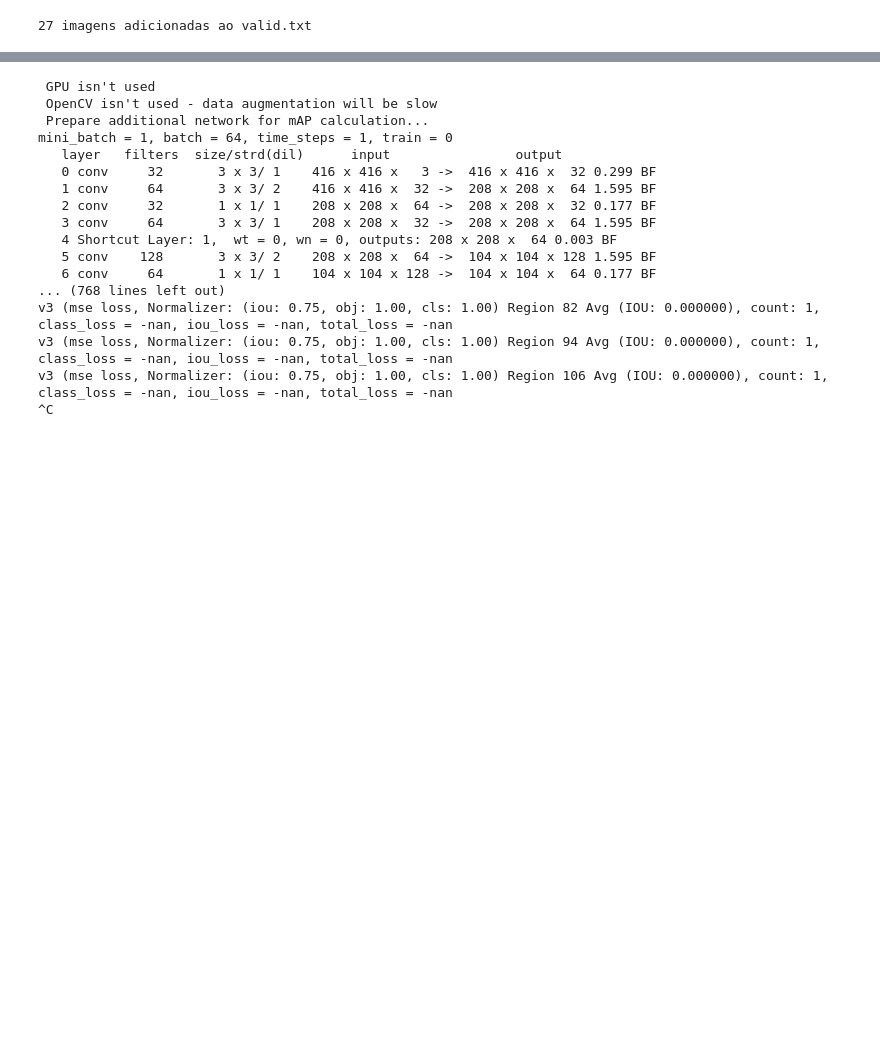
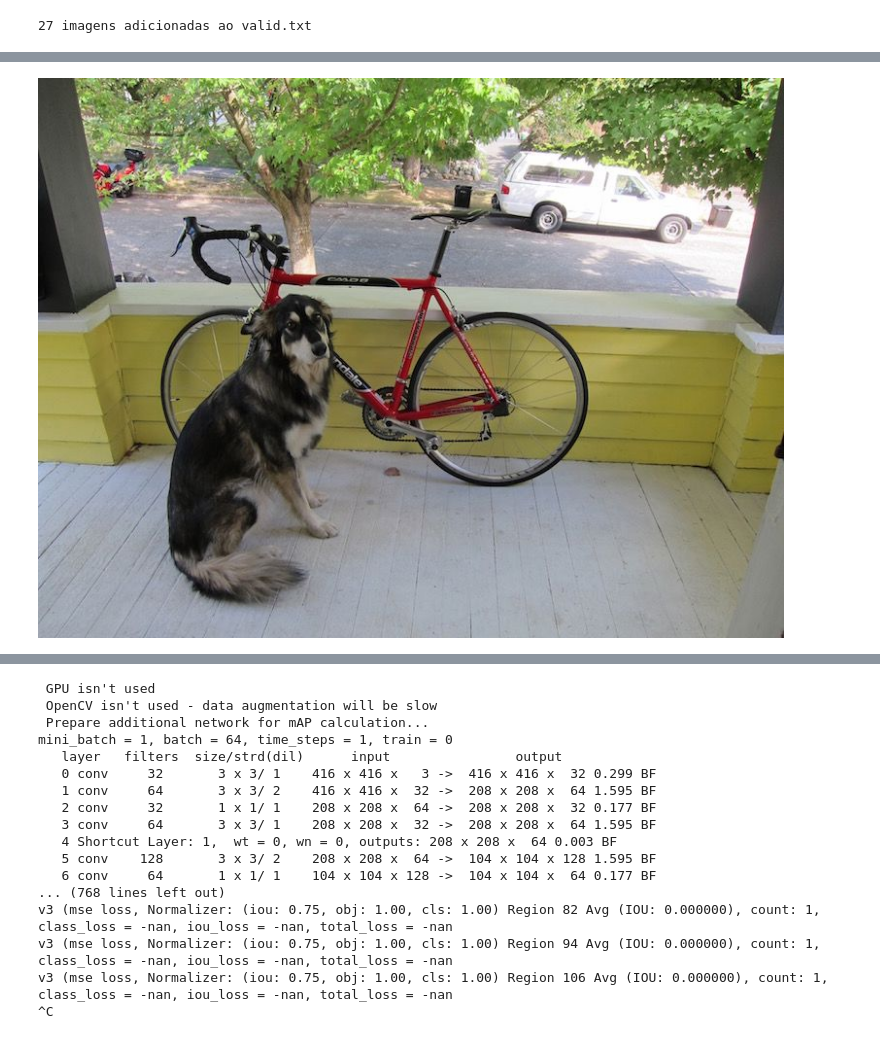
Before and after one commit to DanielOlliveira/projeto_transfer_learning_darknet, a Jupyter notebook: projeto_transfer_learning_darknet_to_colab.ipynb, the cells around one changed output, grey strips where cells are left out. Cells and saved outputs as stored; diff of their text form; code cells hidden in the pictures; blank space fills up the shorter version.

```diff
--- a/projeto_transfer_learning_darknet_to_colab.ipynb
+++ b/projeto_transfer_learning_darknet_to_colab.ipynb
@@ -663,0 +727,6 @@ v3 (mse loss, Normalizer: (iou: 0.75, obj: 1.00, cls: 1.00) Region 106 Avg (IOU:
+# %%
+#visualiza a imagem
+from IPython.display import Image
+Image(filename='/content/darknet/predictions.jpg')
+# %% [output]
+[figure, added]
```
Also changed, not shown: parts of 19 cells of this notebook.
